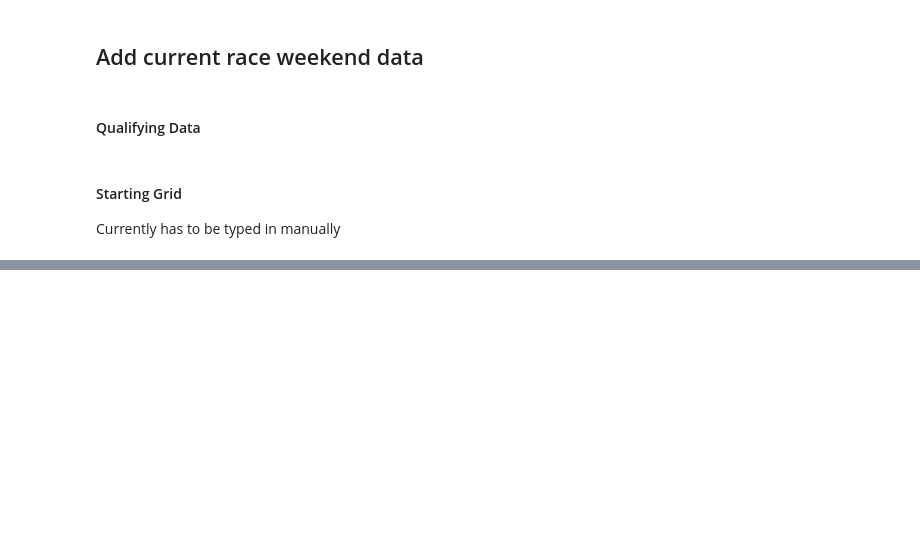
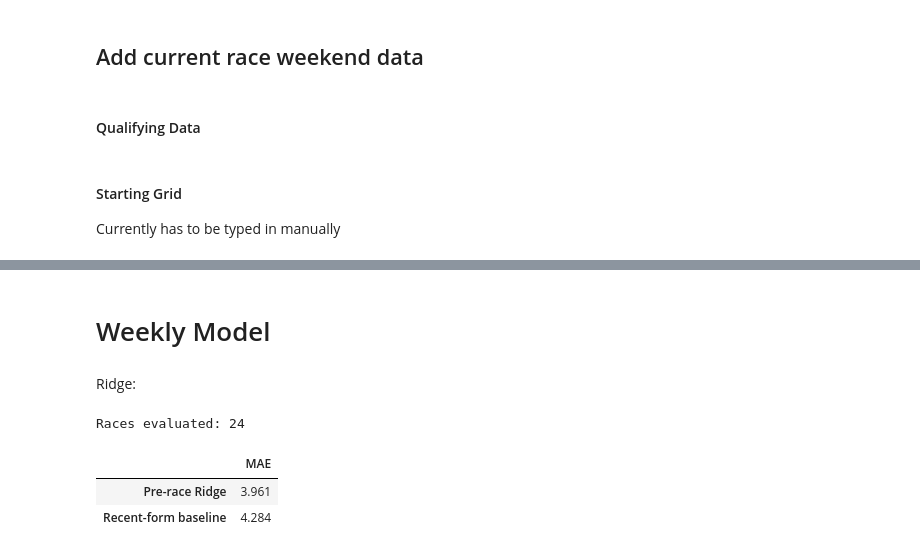
Before and after one commit to ramun-numar/f1-project, a Jupyter notebook: notebooks/analysis.ipynb, the cells around one changed output, grey strips where cells are left out. Cells and saved outputs as stored; diff of their text form; code cells hidden in the pictures; blank space fills up the shorter version.

```diff
--- a/notebooks/analysis.ipynb
+++ b/notebooks/analysis.ipynb
@@ -1359,0 +1478,73 @@ def add_starting_grid(participants, grid_path):
+# %% [markdown]
+# Weekly Model
+# %% [markdown]
+Ridge:
+# %%
+import pandas as pd
+import importlib
+from models import features
+from models.model import create_model
+
+importlib.reload(features)
+
+early_data = features.prepare_features()
+early_data["date"] = pd.to_datetime(early_data["date"])
+
+numeric_columns = features.pre_race_numeric_features
+columns = numeric_columns + features.categorical_features
+
+early_results = []
+
+for race_id, race in early_data.loc[
+    early_data["year"].eq(2025)
+].groupby("raceId"):
+    race = race.sort_values("driverId").copy()
+    race_date = race["date"].iloc[0]
+
+    # train only on earlier races within the previous ten years
+    train = early_data.loc[
+        early_data["date"].ge(race_date - pd.DateOffset(years=10))
+        & early_data["date"].lt(race_date)
+        & early_data["finish_fraction"].notna()
+    ]
+
+    model = create_model(
+        numeric_columns,
+        features.categorical_features,
+    )
+    model.fit(train[columns], train["finish_fraction"])
+
+    # predict without any current qualifying features
+    race["ridge_score"] = model.predict(race[columns])
+    race["ridge_position"] = race["ridge_score"].rank(method="first")
+
+    # use recent driver form, with team form as a fallback
+    baseline_scores = (
+        race["driver_finish_5"]
+        .fillna(race["team_finish_5"])
+        .fillna(train["finish_fraction"].median())
+    )
+    race["baseline_position"] = baseline_scores.rank(method="first")
+
+    # score only participants with a valid finishing-position target
+    scored = race.loc[race["finish_fraction"].notna()]
+
+    early_results.append({
+        "raceId": race_id,
+        "Pre-race Ridge": (
+            scored["ridge_position"] - scored["positionDisplayOrder"]
+        ).abs().mean(),
+        "Recent-form baseline": (
+            scored["baseline_position"] - scored["positionDisplayOrder"]
+        ).abs().mean(),
+    })
+
+early_errors = pd.DataFrame(early_results).set_index("raceId")
+
+print("Races evaluated:", len(early_errors))
+display(early_errors.mean().rename("MAE").to_frame().round(3))
+# %% [output]
+Races evaluated: 24
+|  | MAE |
+| Pre-race Ridge | 3.961 |
+| Recent-form baseline | 4.284 |
```
Also changed, not shown: parts of 13 cells of this notebook, 8 other files.
